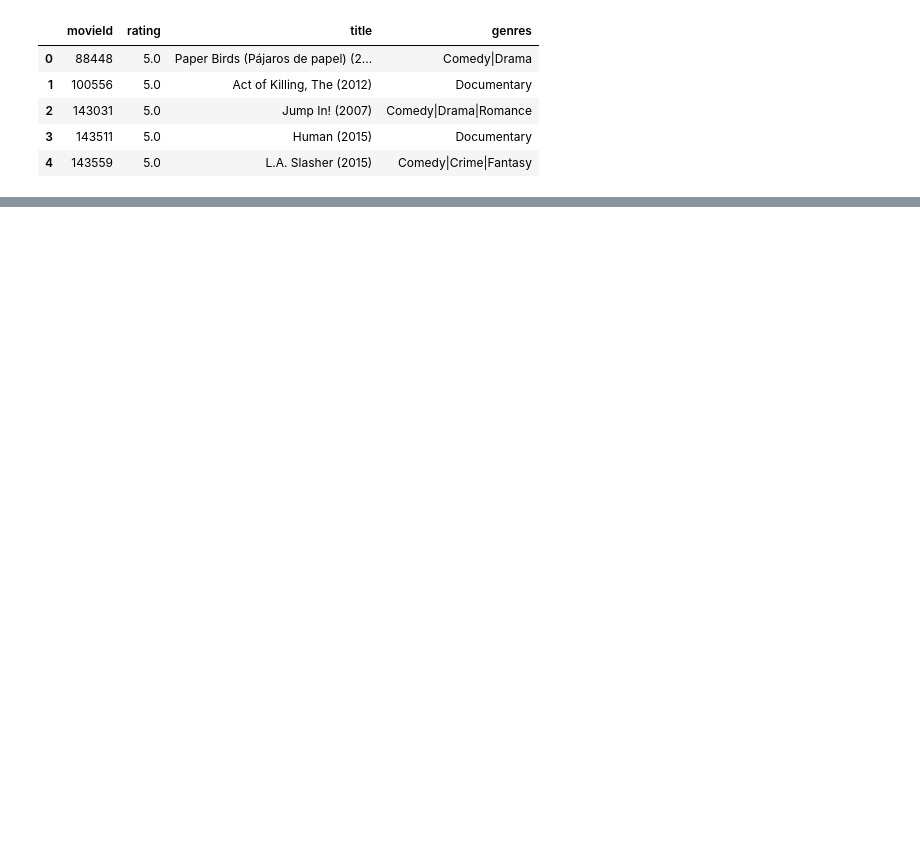
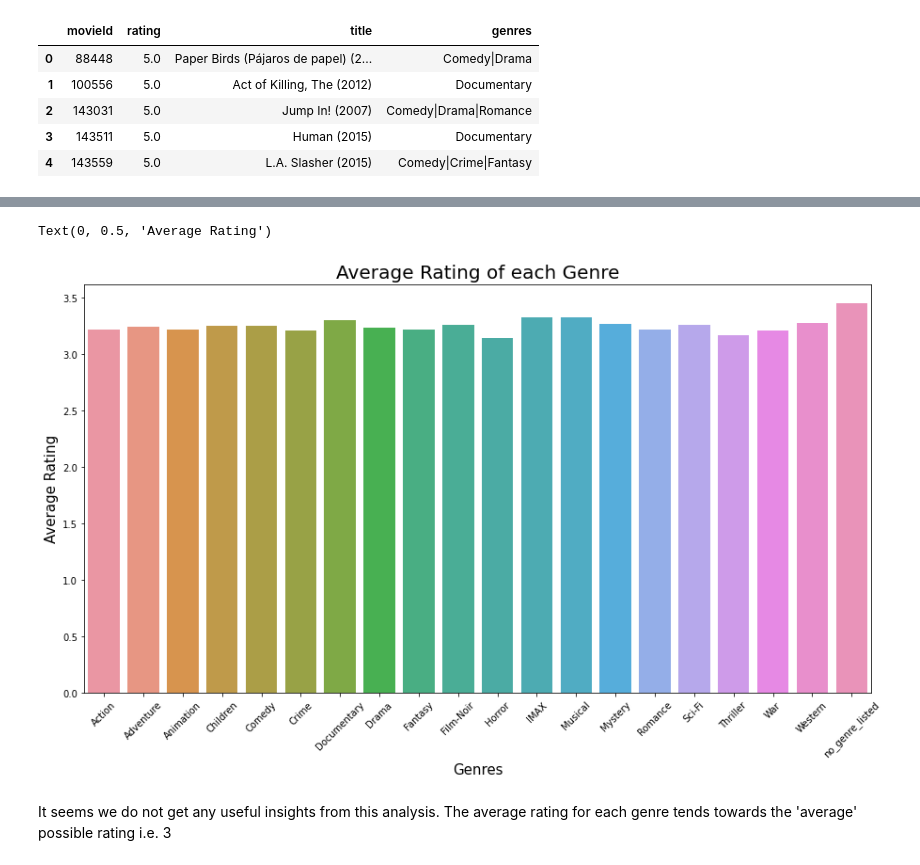
Before and after one commit to minz27/movielens_collaborative_filtering, a Jupyter notebook: Notebook.ipynb, the cells around one changed output, grey strips where cells are left out. Cells and saved outputs as stored; diff of their text form; code cells hidden in the pictures; blank space fills up the shorter version.

```diff
--- a/Notebook.ipynb
+++ b/Notebook.ipynb
@@ -76,0 +121,26 @@ sorted_rating_names.head()
+# %%
+def return_genre_consolidated_rating(df):
+    #first let's replace (No genres listed) with an easily splittable value
+    df['genres'] = df['genres'].str.replace('(no genres listed)', 'no_genre_listed', regex = False)
+    #now split the genres column
+    stacked_df = pd.DataFrame(df['genres'].str.split("[|, ' ']",expand=True).stack())
+    stacked_df.reset_index(inplace=True)
+    stacked_df.columns = ['movieId', 'genreNumber', 'genre']
+    df = pd.merge(df, stacked_df, on = 'movieId')
+    df = df[['genre', 'rating']].groupby('genre').mean()
+    df = df.reset_index()
+    return df
+# %%
+consolidated_genre_rating = return_genre_consolidated_rating(sorted_rating_names)
+#consolidated_genre_rating.reset_index()
+plt.figure(figsize=(15,8))
+plt.xticks(rotation=45)
+plt.title('Average Rating of each Genre',fontsize=20)
+sns.barplot(x = consolidated_genre_rating['genre'], y = consolidated_genre_rating['rating'])
+plt.xlabel('Genres', fontsize=15)
+plt.ylabel('Average Rating', fontsize=15)
+# %% [output]
+Text(0, 0.5, 'Average Rating')
+[figure, added]
+# %% [markdown]
+It seems we do not get any useful insights from this analysis. The average rating for each genre tends towards the 'average' possible rating i.e. 3
```
Also changed, not shown: parts of 7 cells of this notebook, 6 other files.
